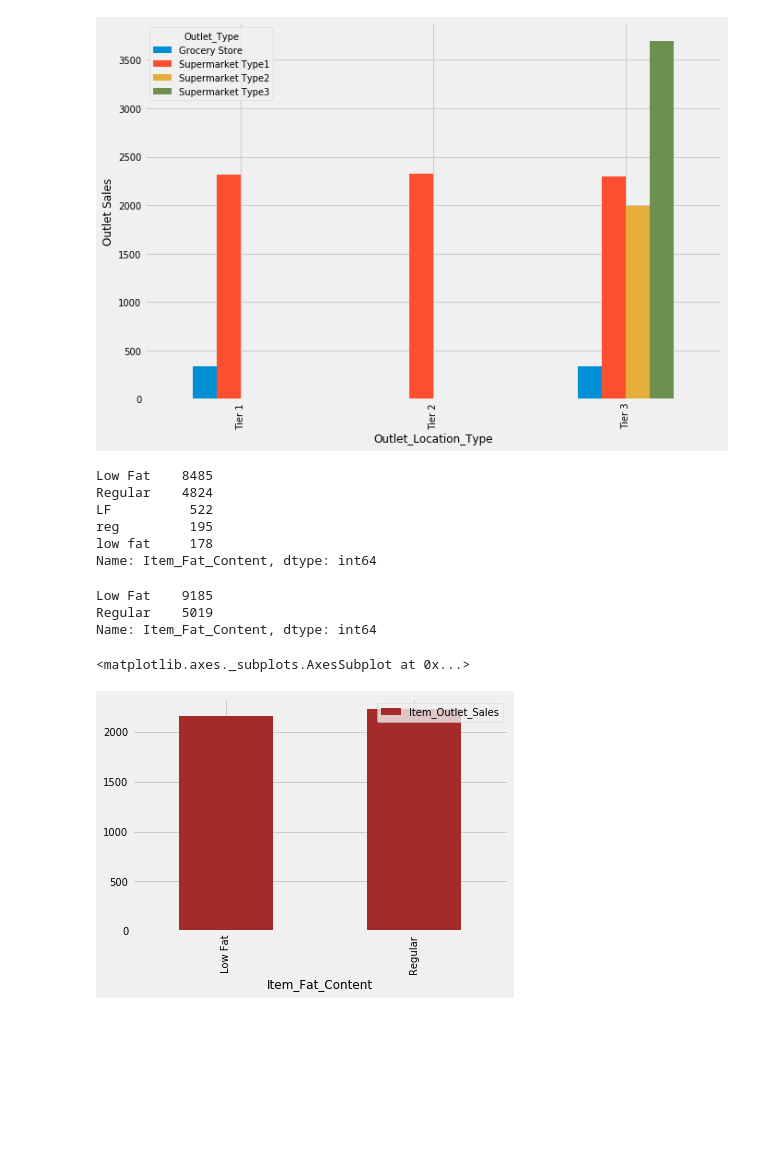
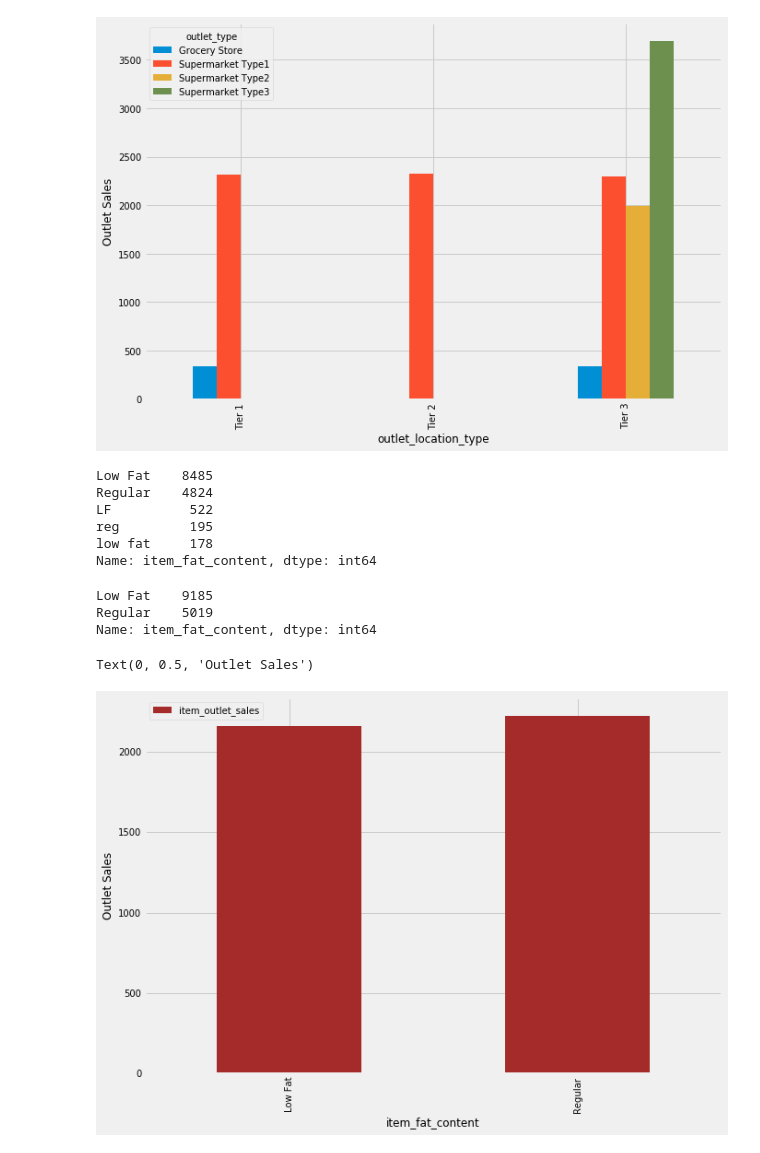
Before and after one commit to sakhawath19/Python, a Jupyter notebook: projects/sell_prediction/sell_prediction.ipynb, the cells around one changed output. Saved outputs shown, nothing was run; the diff lists cells and outputs as text; code cells hidden in the pictures; blank space fills up the shorter version.

```diff
--- a/projects/sell_prediction/sell_prediction.ipynb
+++ b/projects/sell_prediction/sell_prediction.ipynb
@@ -48,3 +48,6 @@ train.head()
 | 2 | FDN15 | 17.50 | Low Fat | 0.016760 | Meat | 141.6180 | ... |
 | 3 | FDX07 | 19.20 | Regular | 0.000000 | Fruits and Vegetables | 182.0950 | ... |
 | 4 | NCD19 | 8.93 | Low Fat | 0.000000 | Household | 53.8614 | ... |
+# %%
+train.columns = train.columns.str.lower()
+test.columns = test.columns.str.lower()
@@ -266,29 +278,30 @@ plt.ylabel('Outlet Sales')
 Text(0, 0.5, 'Outlet Sales')
 [figure]
 # %%
-df['Item_Fat_Content'].value_counts()
+df['item_fat_content'].value_counts()
 # %% [output]
 Low Fat    8485
 Regular    4824
 LF          522
 reg         195
 low fat     178
-Name: Item_Fat_Content, dtype: int64
+Name: item_fat_content, dtype: int64
 # %%
-df['Item_Fat_Content'] = df['Item_Fat_Content'].replace({'LF':'Low Fat', 'reg':'Regular', 'low fat':'Low Fat'})
+df['item_fat_content'] = df['item_fat_content'].replace({'LF':'Low Fat', 'reg':'Regular', 'low fat':'Low Fat'})
 # %%
-df.Item_Fat_Content.value_counts()
+df['item_fat_content'].value_counts()
 # %% [output]
 Low Fat    9185
 Regular    5019
-Name: Item_Fat_Content, dtype: int64
+Name: item_fat_content, dtype: int64
 # %%
-fat_content_table = pd.pivot_table(df, index='Item_Fat_Content', values='Item_Outlet_Sales',
+fat_content_table = pd.pivot_table(df, index='item_fat_content', values='item_outlet_sales',
                                   aggfunc='mean')
-fat_content_table.plot(kind='bar', color='brown', )
+fat_content_table.plot(kind='bar', color='brown', figsize=(10,7))
+plt.ylabel('Outlet Sales')
 # %% [output]
-<matplotlib.axes._subplots.AxesSubplot at 0x...>
+Text(0, 0.5, 'Outlet Sales')
-[figure, old version]
+[figure, new version]
 # %%
 df.dtypes
 # %% [output]
```
Also changed, not shown: parts of 43 cells of this notebook.
